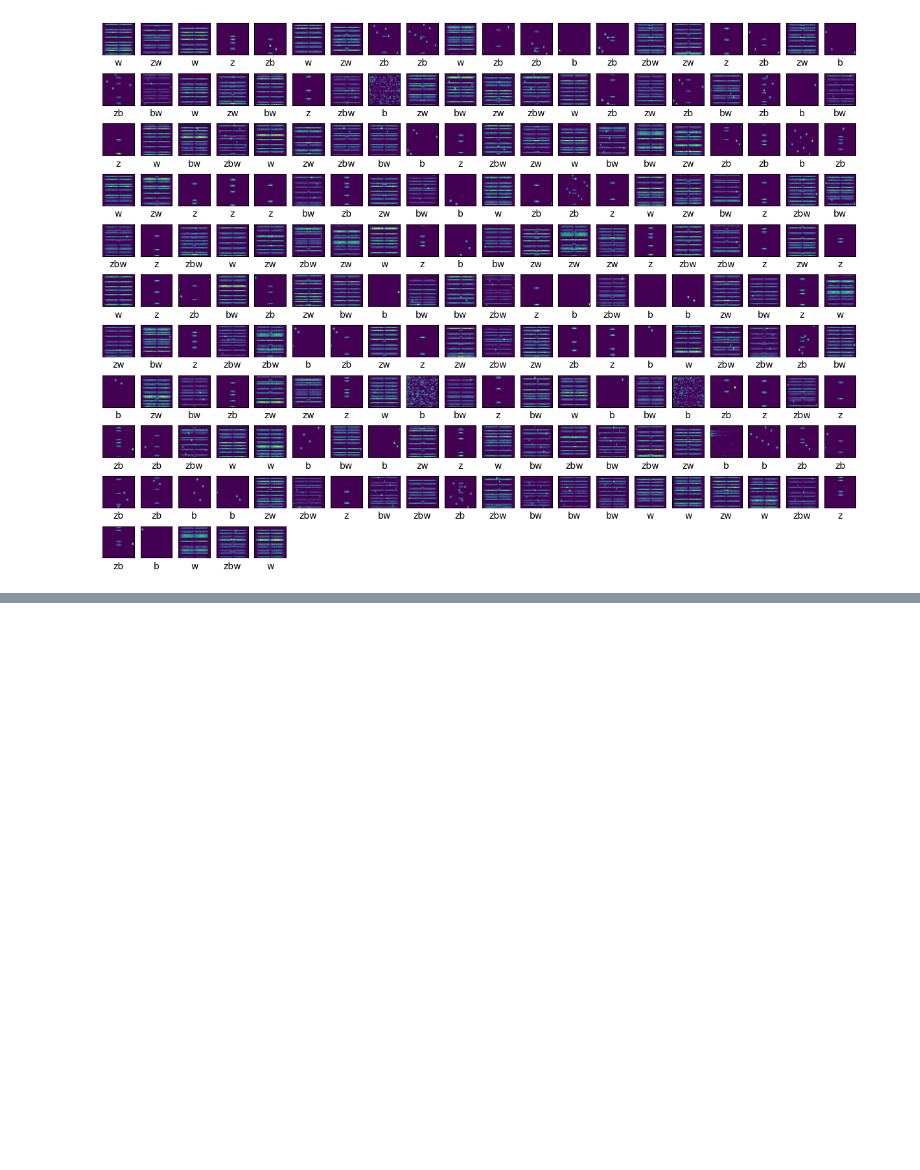
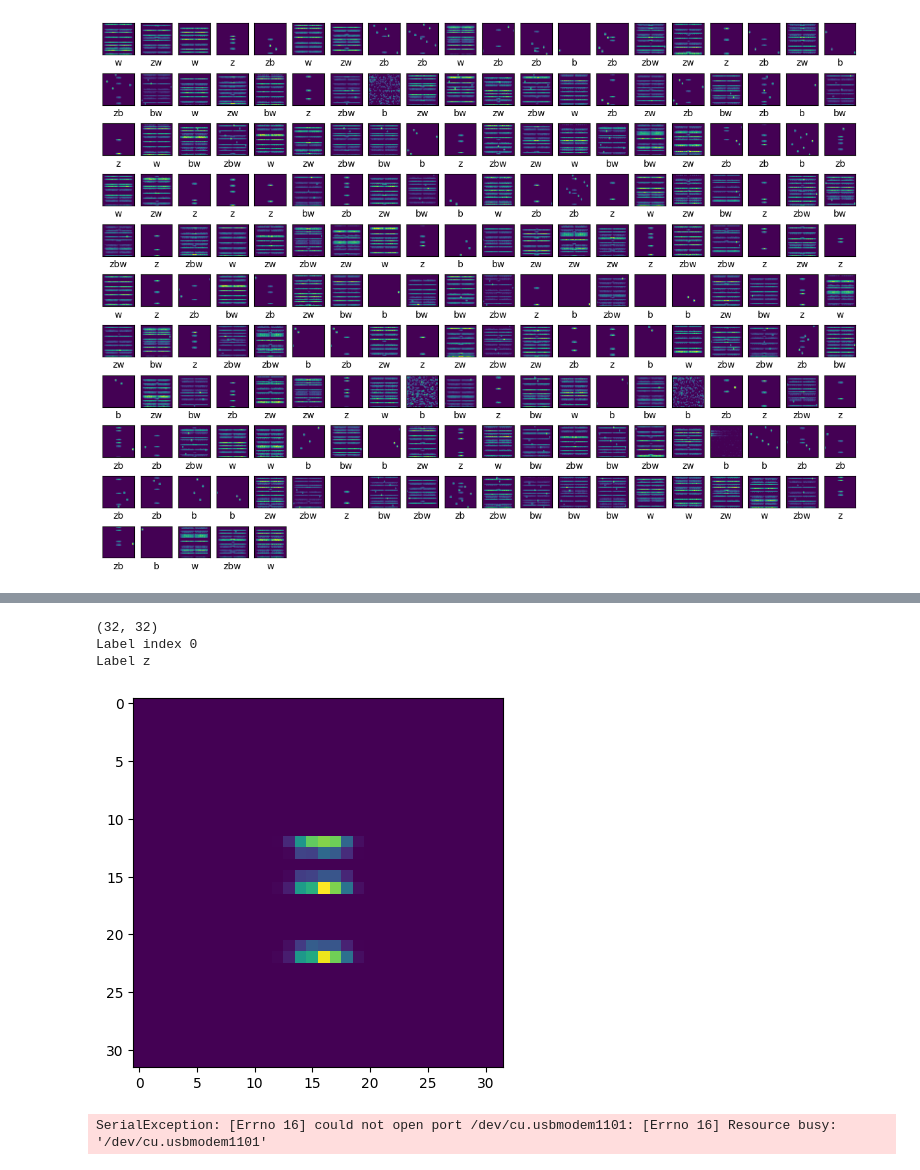
Before and after one commit to sds100/TinyMLSpectrumSensing, a Jupyter notebook: training/spectrum_painting.ipynb, the cells around one changed output, grey strips where cells are left out. Cells and saved outputs as stored; diff of their text form; code cells hidden in the pictures; blank space fills up the shorter version.

```diff
--- a/training/spectrum_painting.ipynb
+++ b/training/spectrum_painting.ipynb
@@ -170,36 +190,43 @@ sp_plot.plot_confusion_matrix(np.asarray(tflite_model_y_predictions), train_test
 # %%
-image_index = 9
+image_index = 0
 
 test_img_augmented = train_test_sets.x_test_augmented[image_index]
 test_img_painted = train_test_sets.x_test_painted[image_index]
 
 print(test_img_augmented.shape)
-
-print(train_test_sets.y_test[image_index])
+print(f"Label index {train_test_sets.y_test[image_index]}")
+print(f"Label {train_test_sets.label_names[train_test_sets.y_test[image_index]]}")
 
 plt.imshow(test_img_augmented, cmap='viridis')
 plt.show()
 
 test_img_augmented.shape += (1,)
 test_img_augmented = (np.expand_dims(test_img_augmented, 0))
 test_img_augmented = test_img_augmented.astype(np.uint8)
 
 test_img_painted.shape += (1,)
 test_img_painted = (np.expand_dims(test_img_painted, 0))
 test_img_painted = test_img_painted.astype(np.uint8)
 
 with open('output/augmented_image.bytes', 'wb') as f:
     f.write(test_img_augmented.flatten())
 
 with open('output/painted_image.bytes', 'wb') as f:
     f.write(test_img_painted.flatten())
 
 # Create a hex dump of the image in a C file for the arduino.
 ! xxd -i output/augmented_image.bytes | sed -e "s/unsigned/const unsigned/"  > ../arduino/spectrum_painting/painted_image.h
 ! xxd -i output/painted_image.bytes | sed -e "s/unsigned/const unsigned/"  > ../arduino/spectrum_painting/augmented_image.h
+# %% [output]
+(32, 32)
+Label index 0
+Label z
+[figure, added]
 # %%
 serial = Serial(port="/dev/cu.usbmodem1101", baudrate=9600, timeout=1000)
 
 prediction = int(serial.readline().strip())
 time = int(serial.readline().strip())
 print(f"Prediction = {train_test_sets.label_names[prediction]}, Time = {time}ms")
+# %% [output]
+SerialException: [Errno 16] could not open port /dev/cu.usbmodem1101: [Errno 16] Resource busy: '/dev/cu.usbmodem1101'
```
Also changed, not shown: parts of 6 cells of this notebook, 3 other files.
